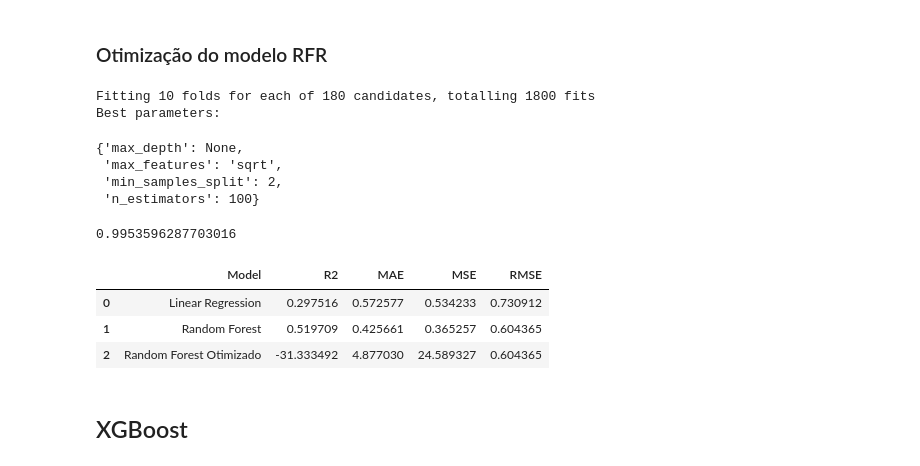
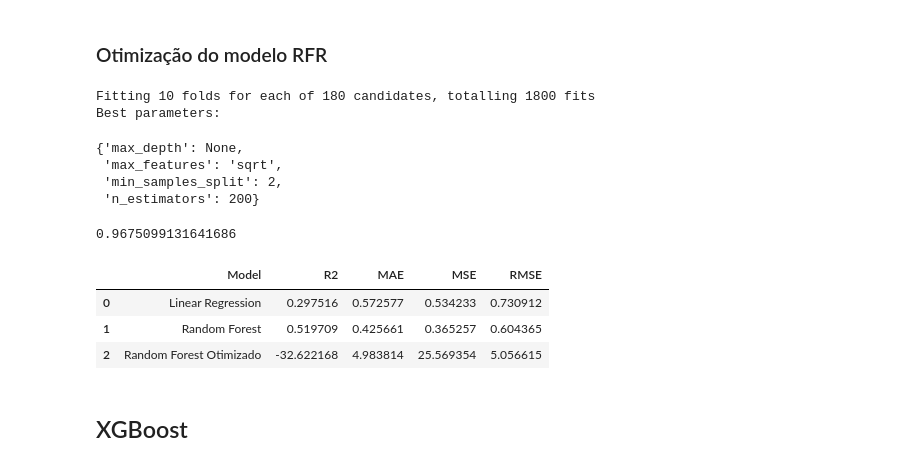
Before and after one commit to miguelamoreira/wineNotebook, a Jupyter notebook: notebook/grupo1.ipynb, the cells around one changed output. Saved outputs shown, nothing was run; the diff lists cells and outputs as text; code cells hidden in the pictures.

```diff
--- a/notebook/grupo1.ipynb
+++ b/notebook/grupo1.ipynb
@@ -587,59 +583,59 @@ regressors_results
 # %% [markdown]
 ### Otimização do modelo RFR
 # %%
-rf_params = {'max_depth': [None, 3, 5, 10],
+rfr_params = {'max_depth': [None, 3, 5, 10],
              'max_features': ['sqrt', 'log2', None],
              'n_estimators': [2, 5, 10, 100, 200],
              'min_samples_split': [2, 5, 10]
 }
 
-rf_cv_model = GridSearchCV(RandomForestClassifier(random_state = 24), rf_params, cv=10, n_jobs = 1, verbose = 1)
-rf_cv_model.fit(X_train, y_train)
+rfr_cv_model = GridSearchCV(RandomForestRegressor(random_state = 24), rf_params, cv=10, n_jobs = 1, verbose = 1)
+rfr_cv_model.fit(X_train, y_train)
 
 print('Best parameters:')
-rf_cv_model.best_params_
+rfr_cv_model.best_params_
 # %% [output]
 Fitting 10 folds for each of 180 candidates, totalling 1800 fits
 Best parameters:
 {'max_depth': None,
  'max_features': 'sqrt',
  'min_samples_split': 2,
- 'n_estimators': 100}
+ 'n_estimators': 200}
 # %%
-rfr2 = RandomForestClassifier(
-    n_estimators = rf_cv_model.best_params_['n_estimators'],
-    max_depth = rf_cv_model.best_params_['max_depth'],
-    max_features = rf_cv_model.best_params_['max_features'],
-    min_samples_split = rf_cv_model.best_params_['min_samples_split']
+rfr2 = RandomForestRegressor(
+    n_estimators = rfr_cv_model.best_params_['n_estimators'],
+    max_depth = rfr_cv_model.best_params_['max_depth'],
+    max_features = rfr_cv_model.best_params_['max_features'],
+    min_samples_split = rfr_cv_model.best_params_['min_samples_split']
 )
 rfr2.fit(X_train, y_train)
 
 rfr2.score(X_test, y_test)
 # %% [output]
-0.9953596287703016
+0.9675099131641686
 # %%
 # Previsão do modelo RFR otimizado
 rfr2_pred = rfr2.predict(X2_test)
 # %%
 # R2
 rfr2_r2 = r2_score(y2_test, rfr2_pred)
 
 # MAE
 rfr2_mae = mae(y2_test, rfr2_pred)
 
 # MSE
 rfr2_mse = mse(y2_test, rfr2_pred)
 
 # RMSE
-rfr2_rmse = np.sqrt(mse(y2_test, rfr_pred))
+rfr2_rmse = np.sqrt(mse(y2_test, rfr2_pred))
 
 regressors_results.loc[len(regressors_results)] = ['Random Forest Otimizado', rfr2_r2, rfr2_mae, rfr2_mse, rfr2_rmse]
 regressors_results
 # %% [output]
 |  | Model | R2 | MAE | MSE | RMSE |
 | 0 | Linear Regression | 0.297516 | 0.572577 | 0.534233 | 0.730912 |
 | 1 | Random Forest | 0.519709 | 0.425661 | 0.365257 | 0.604365 |
-| 2 | Random Forest Otimizado | -31.333492 | 4.877030 | 24.589327 | 0.604365 |
+| 2 | Random Forest Otimizado | -32.622168 | 4.983814 | 25.569354 | 5.056615 |
 # %% [markdown]
 ## XGBoost
 # %%
```
Also changed, not shown: parts of 24 cells of this notebook.
